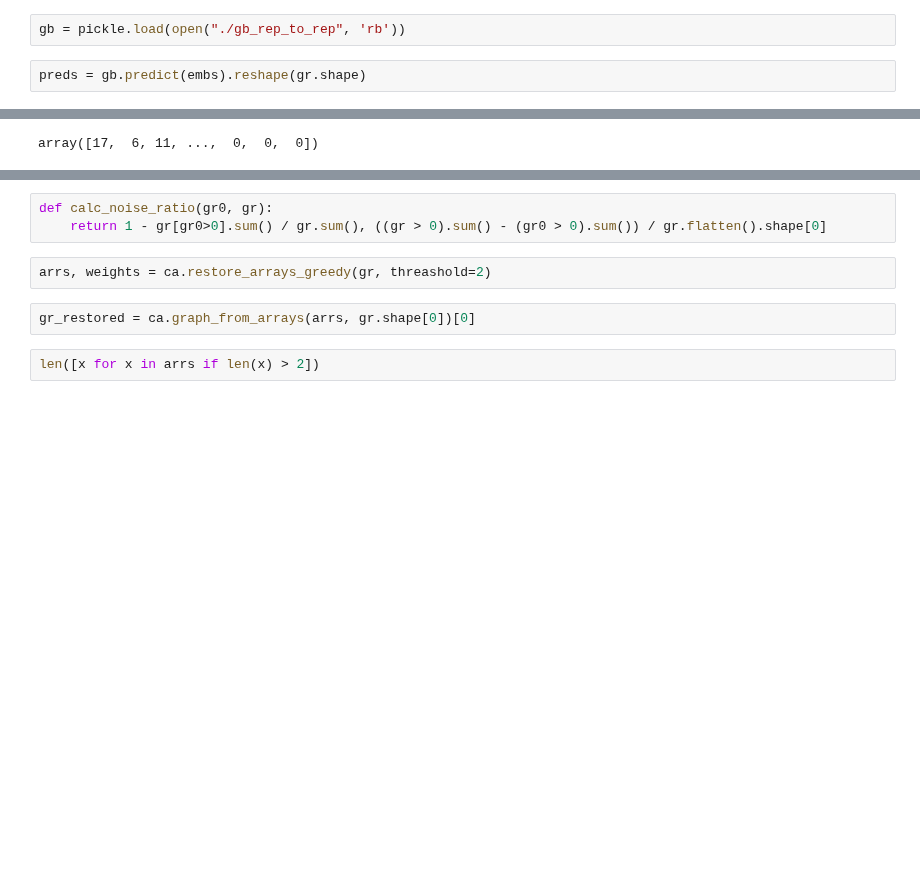
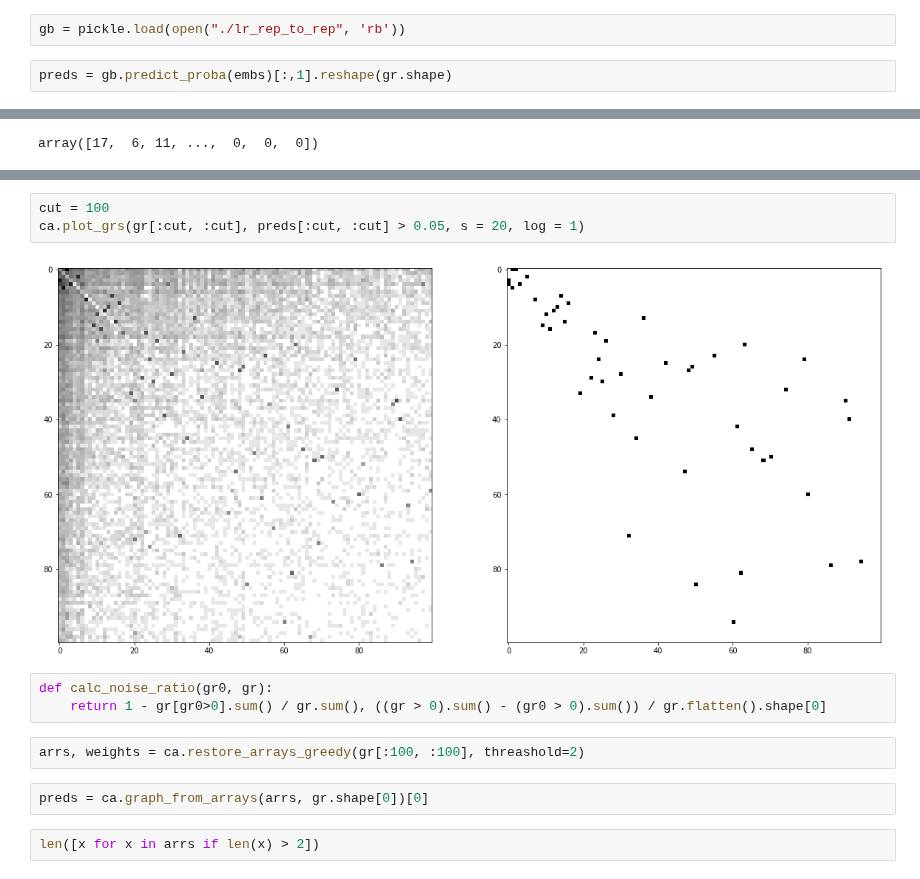
Before and after one commit to rykachevskiy/CRISPR, a Jupyter notebook: article/Slo.ipynb, the cells around one changed output, grey strips where cells are left out. Drawn from its saved outputs; the diff is of its cells as text; blank space fills up the shorter version.

```diff
--- a/article/Slo.ipynb
+++ b/article/Slo.ipynb
@@ -43,9 +43,9 @@ KeyboardInterrupt
 embs = np.load("../../data/SlO_10/embs.npy")
 np.save("../../data/SlO_10/embs", embs)
 # %%
-gb = pickle.load(open("./gb_rep_to_rep", 'rb'))
+gb = pickle.load(open("./lr_rep_to_rep", 'rb'))
 # %%
-preds = gb.predict(embs).reshape(gr.shape)
+preds = gb.predict_proba(embs)[:,1].reshape(gr.shape)
 # %%
 gr.shape
 # %% [output]
@@ -92,10 +92,15 @@ ca.plot_grs(gr[:cut, :cut], gr_restored[:cut, :cut], s = 20, log = 1)
+# %%
+cut = 100
+ca.plot_grs(gr[:cut, :cut], preds[:cut, :cut] > 0.05, s = 20, log = 1)
+# %% [output]
+[figure, added]
 # %%
 def calc_noise_ratio(gr0, gr):
     return 1 - gr[gr0>0].sum() / gr.sum(), ((gr > 0).sum() - (gr0 > 0).sum()) / gr.flatten().shape[0]
 # %%
-arrs, weights = ca.restore_arrays_greedy(gr, threashold=2)
+arrs, weights = ca.restore_arrays_greedy(gr[:100, :100], threashold=2)
 # %%
-gr_restored = ca.graph_from_arrays(arrs, gr.shape[0])[0]
+preds = ca.graph_from_arrays(arrs, gr.shape[0])[0]
 # %%
 len([x for x in arrs if len(x) > 2])
 # %% [output]
```
Also changed, not shown: parts of 12 cells of this notebook, 5 other files.
